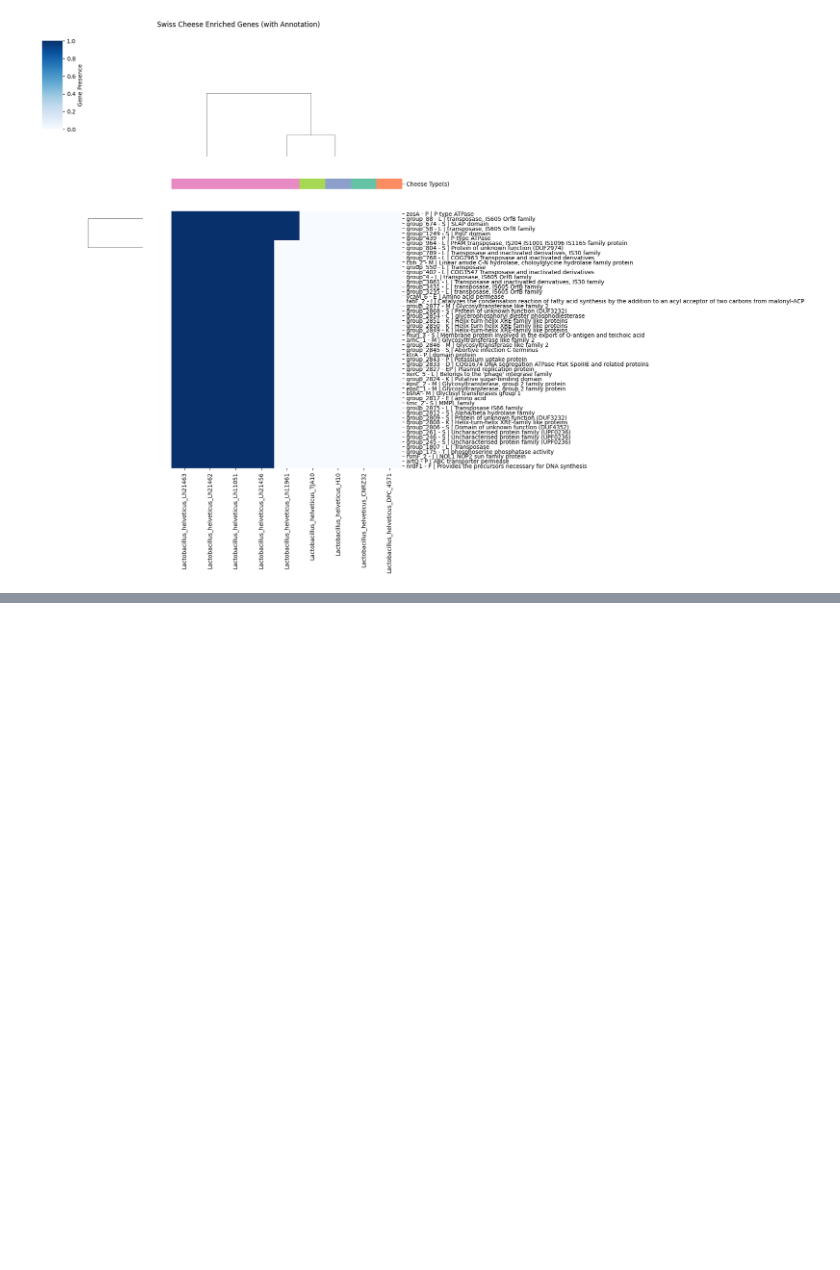
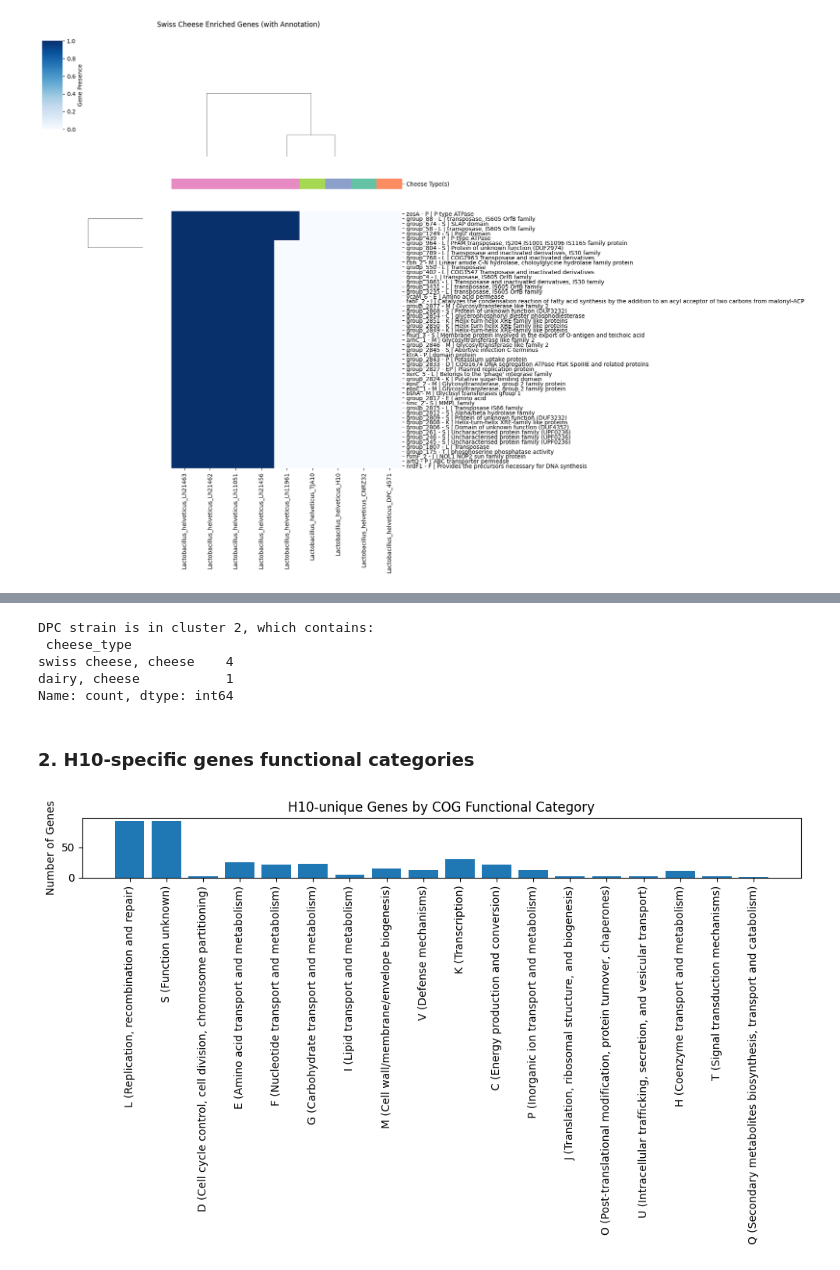
Before and after one commit to Vladm0z/HSE-Bioinformatics, a Jupyter notebook: Bioinformatics/MSc/PracBio/PracBio_0417.ipynb, the cells around one changed output, grey strips where cells are left out. Drawn from its saved outputs; the diff is of its cells as text; code cells hidden in the pictures; blank space fills up the shorter version.

```diff
--- a/Bioinformatics/MSc/PracBio/PracBio_0417.ipynb
+++ b/Bioinformatics/MSc/PracBio/PracBio_0417.ipynb
@@ -546,0 +581,29 @@ plt.show()
+# %%
+# Identify DPC strain cluster
+dpc_cluster = cluster_df.loc[cluster_df['strain'].str.contains('DPC'), 'cluster'].iloc[0]
+print(f"DPC strain is in cluster {dpc_cluster}, which contains: \n",
+      cluster_df[cluster_df['cluster'] == dpc_cluster]['cheese_type'].value_counts())
+# %% [output]
+DPC strain is in cluster 2, which contains:
+ cheese_type
+swiss cheese, cheese    4
+dairy, cheese           1
+Name: count, dtype: int64
+# %% [markdown]
+### 2. H10-specific genes functional categories
+# %%
+# Count COG categories for H10-unique genes
+h10_cogs = eggnog_h10['COG_category'].dropna().str.cat()
+h10_cog_counts = Counter([c for c in h10_cogs if c in cog_descriptions])
+cog_labels = [f"{c} ({cog_descriptions[c]})" for c in h10_cog_counts]
+cog_vals = [h10_cog_counts[c] for c in h10_cog_counts]
+# %%
+plt.figure(figsize=(10, 6))
+plt.bar(cog_labels, cog_vals)
+plt.xticks(rotation=90)
+plt.title('H10-unique Genes by COG Functional Category')
+plt.ylabel('Number of Genes')
+plt.tight_layout()
+plt.show()
+# %% [output]
+[figure, added]
```
Also changed, not shown: parts of 23 cells of this notebook.
